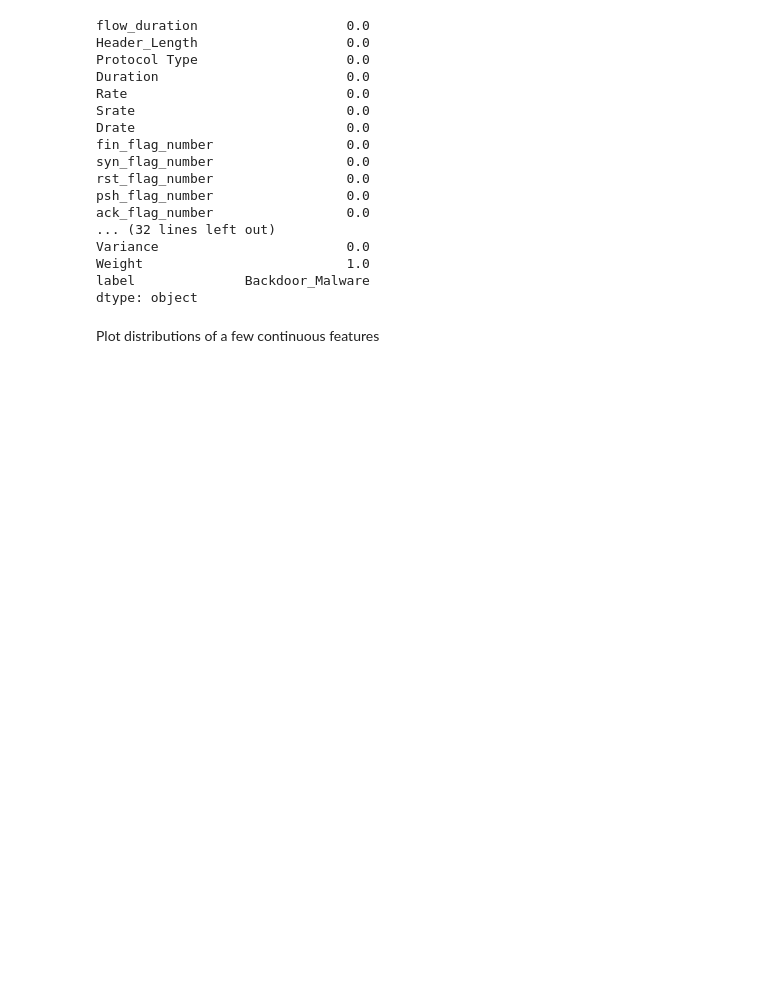
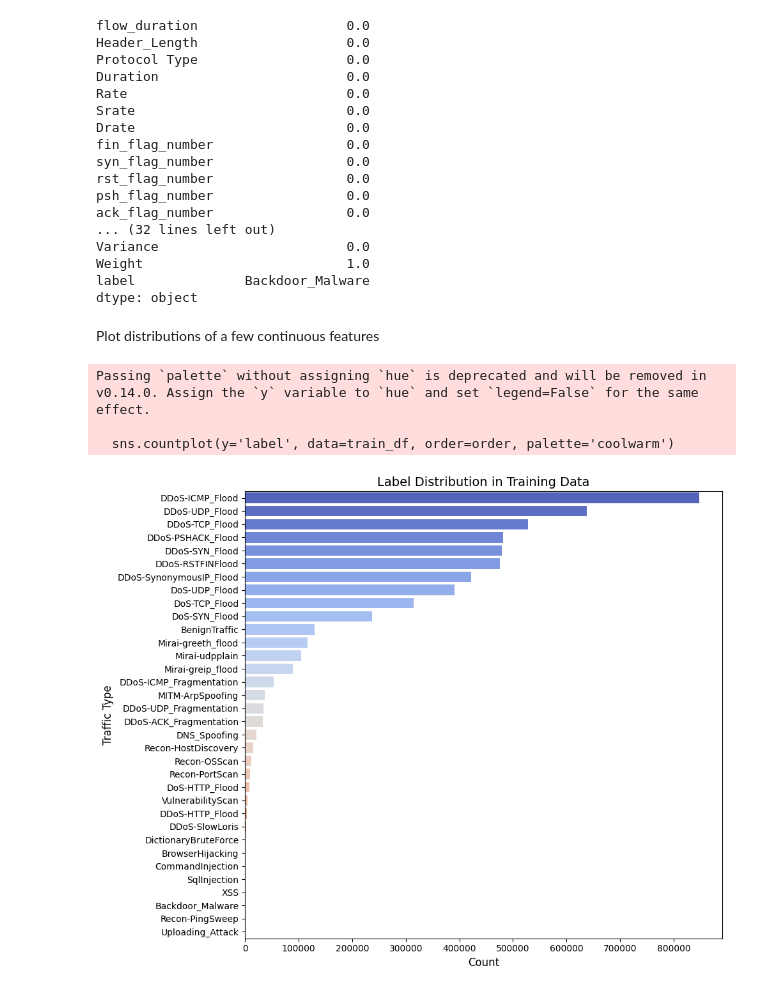
Before and after one commit to ilyesrezgui/Real-Time-Anomaly-Detection-in-IoMT-Device-Communication, a Jupyter notebook: Data Analysis/Data_Exploring_And_Visualisation.ipynb, the cells around one changed output. Saved outputs shown, nothing was run; the diff lists cells and outputs as text; code cells hidden in the pictures; blank space fills up the shorter version.

Commit message:
Distribution of feqtures

```diff
--- a/Data Analysis/Data_Exploring_And_Visualisation.ipynb
+++ b/Data Analysis/Data_Exploring_And_Visualisation.ipynb
@@ -175,3 +175,24 @@ label              Backdoor_Malware
 dtype: object
 # %% [markdown]
 Plot distributions of a few continuous features
+# %%
+import matplotlib.pyplot as plt
+import seaborn as sns
+import pandas as pd
+
+
+plt.figure(figsize=(10,8))
+order = train_df['label'].value_counts().index  # sort by frequency
+
+sns.countplot(y='label', data=train_df, order=order, palette='coolwarm')
+
+plt.title('Label Distribution in Training Data', fontsize=14)
+plt.xlabel('Count', fontsize=12)
+plt.ylabel('Traffic Type', fontsize=12)
+plt.tight_layout()
+plt.show()
+# %% [output]
+Passing `palette` without assigning `hue` is deprecated and will be removed in v0.14.0. Assign the `y` variable to `hue` and set `legend=False` for the same effect.
+
+  sns.countplot(y='label', data=train_df, order=order, palette='coolwarm')
+[figure, added]
```
